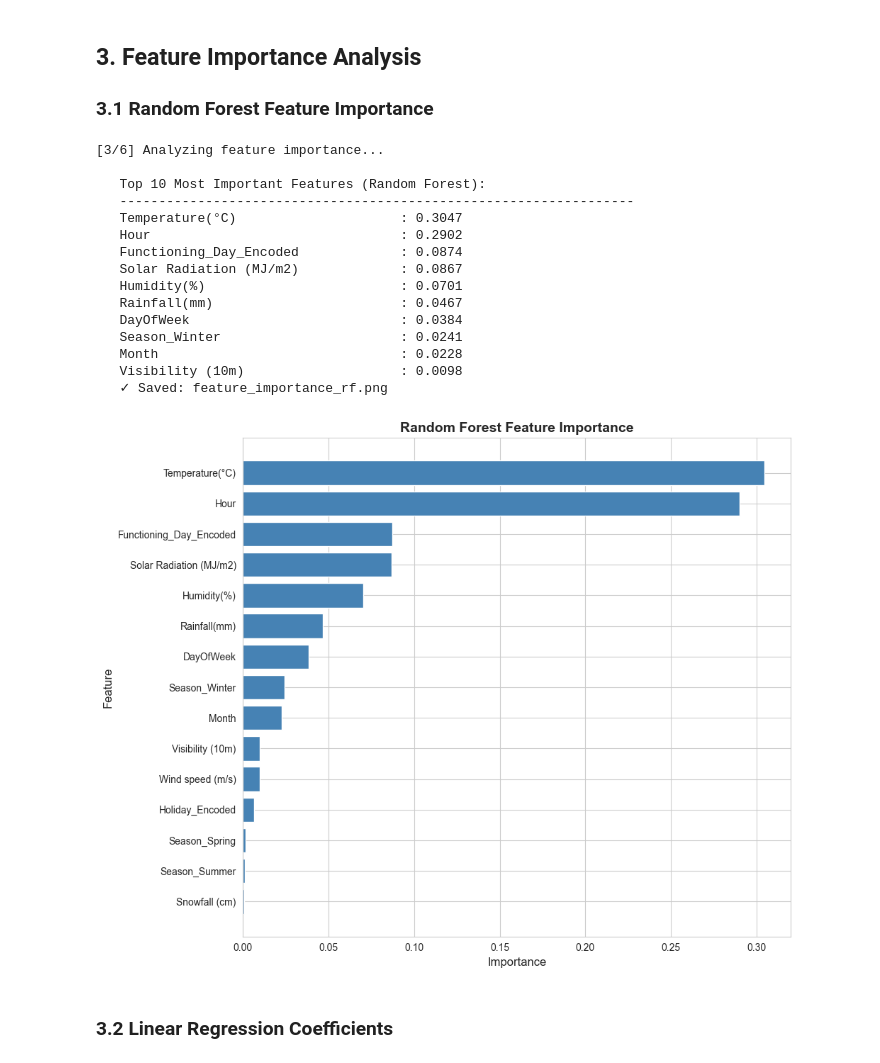
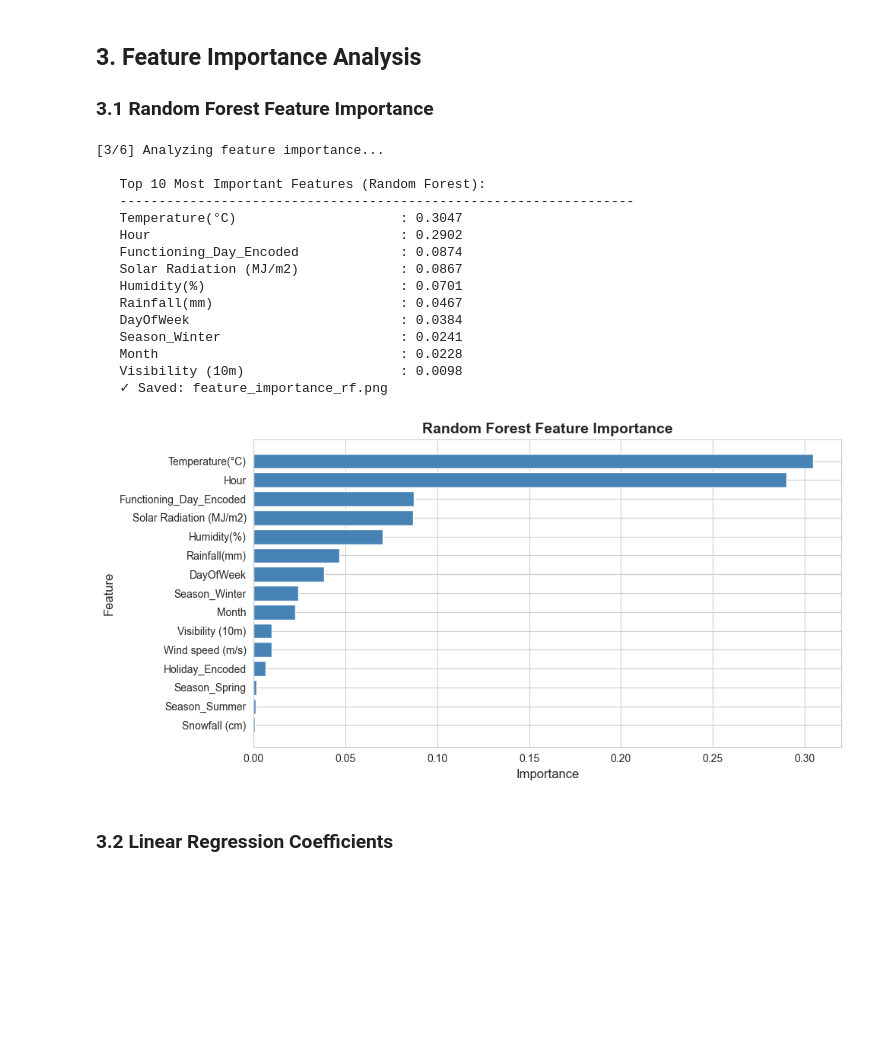
Before and after one commit to antonioi99/dds_group_16, a Jupyter notebook: model_Interpretation.ipynb, the cells around one changed output. Cells and saved outputs as stored; diff of their text form; code cells hidden in the pictures; blank space fills up the shorter version.

```diff
--- a/model_Interpretation.ipynb
+++ b/model_Interpretation.ipynb
@@ -188,7 +194,7 @@ print("   ✓ Random Forest trained")
 
 ### 3.1 Random Forest Feature Importance
 # %%
-print("\n[3/6] Analyzing feature importance...")
+print("\n Analyzing feature importance...")
 
 # Random Forest Feature Importance
 feature_importance = pd.DataFrame({
@@ -200,36 +206,36 @@ print("\n   Top 10 Most Important Features (Random Forest):")
 print("   " + "-"*66)
 for idx, row in feature_importance.head(10).iterrows():
     print(f"   {row['Feature']:35s} : {row['Importance']:.4f}")
 
 # Visualize
-plt.figure(figsize=(10, 8))
+plt.figure(figsize=(10, 5))
 plt.barh(feature_importance['Feature'], feature_importance['Importance'], color='steelblue')
 plt.xlabel('Importance', fontsize=12)
 plt.ylabel('Feature', fontsize=12)
 plt.title('Random Forest Feature Importance', fontsize=14, fontweight='bold')
 plt.gca().invert_yaxis()
 plt.tight_layout()
 plt.savefig(f'{visualizations}/feature_importance_rf.png', dpi=300, bbox_inches='tight')
-print("   ✓ Saved: feature_importance_rf.png")
+print("    Saved: feature_importance_rf.png")
 plt.show()
 plt.close()
 # %% [output]
 [3/6] Analyzing feature importance...
 
    Top 10 Most Important Features (Random Forest):
    ------------------------------------------------------------------
    Temperature(°C)                     : 0.3047
    Hour                                : 0.2902
    Functioning_Day_Encoded             : 0.0874
    Solar Radiation (MJ/m2)             : 0.0867
    Humidity(%)                         : 0.0701
    Rainfall(mm)                        : 0.0467
    DayOfWeek                           : 0.0384
    Season_Winter                       : 0.0241
    Month                               : 0.0228
    Visibility (10m)                    : 0.0098
    ✓ Saved: feature_importance_rf.png
-[figure, old version]
+[figure, new version]
 # %% [markdown]
 ### 3.2 Linear Regression Coefficients
 # %%
```
Also changed, not shown: parts of 16 cells of this notebook, 8 other files.
